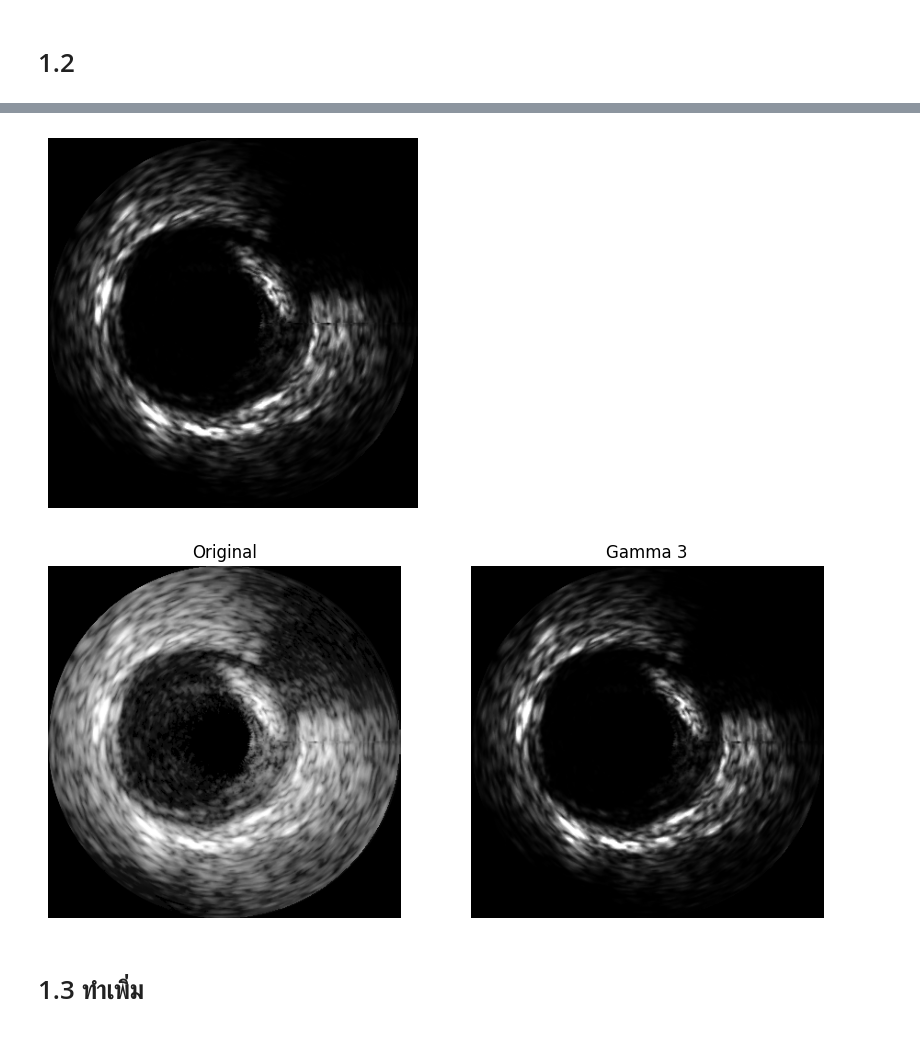
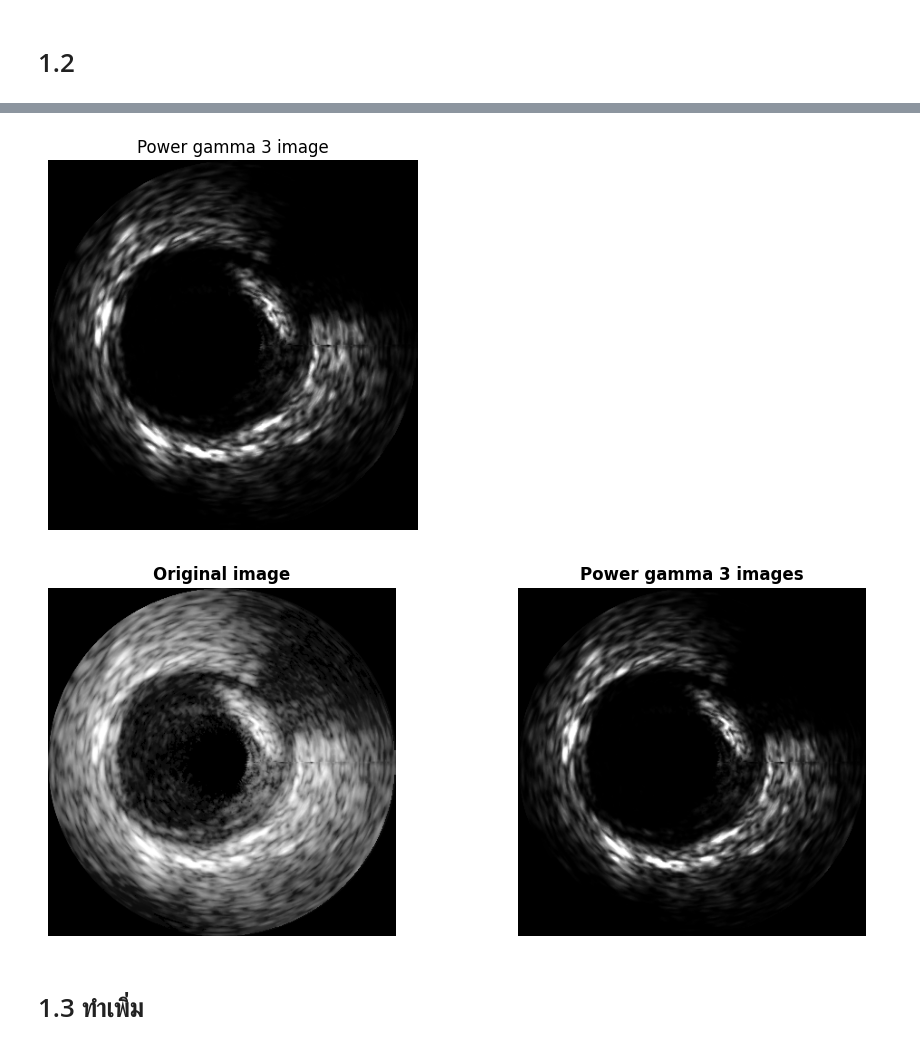
Before and after one commit to 3chammmpppthichanon/University, a Jupyter notebook: COS3401(1-86)/Assignment/assignment1.ipynb, the cells around one changed output, grey strips where cells are left out. Cells and saved outputs as stored; diff of their text form; code cells hidden in the pictures.

```diff
--- a/COS3401(1-86)/Assignment/assignment1.ipynb
+++ b/COS3401(1-86)/Assignment/assignment1.ipynb
@@ -32,13 +31,13 @@ plt_image(img2, gray=True)
 # %%
-gamma_img2 = power_gamma(img2, 3)
+gamma_img2 = power_gamma(img, 3)
 # %%
-plt_image(gamma_img2, gray=True)
+show_image_plt(gamma_img2, gray=True, title='Power gamma 3 image')
 # %% [output]
-[figure, old version]
+[figure, new version]
 # %%
-show_plots(img2, gamma_img2, title1='Original', title2='Gamma 3')
+show_images_plt(img, gamma_img2, titles= ['Original image', 'Power gamma 3 images'])
 # %% [output]
-[figure, old version]
+[figure, new version]
 # %% [markdown]
 # 1.3 ทำเพิ่ม
 # %% [markdown]
```
Also changed, not shown: parts of 14 cells of this notebook, 26 other files.
